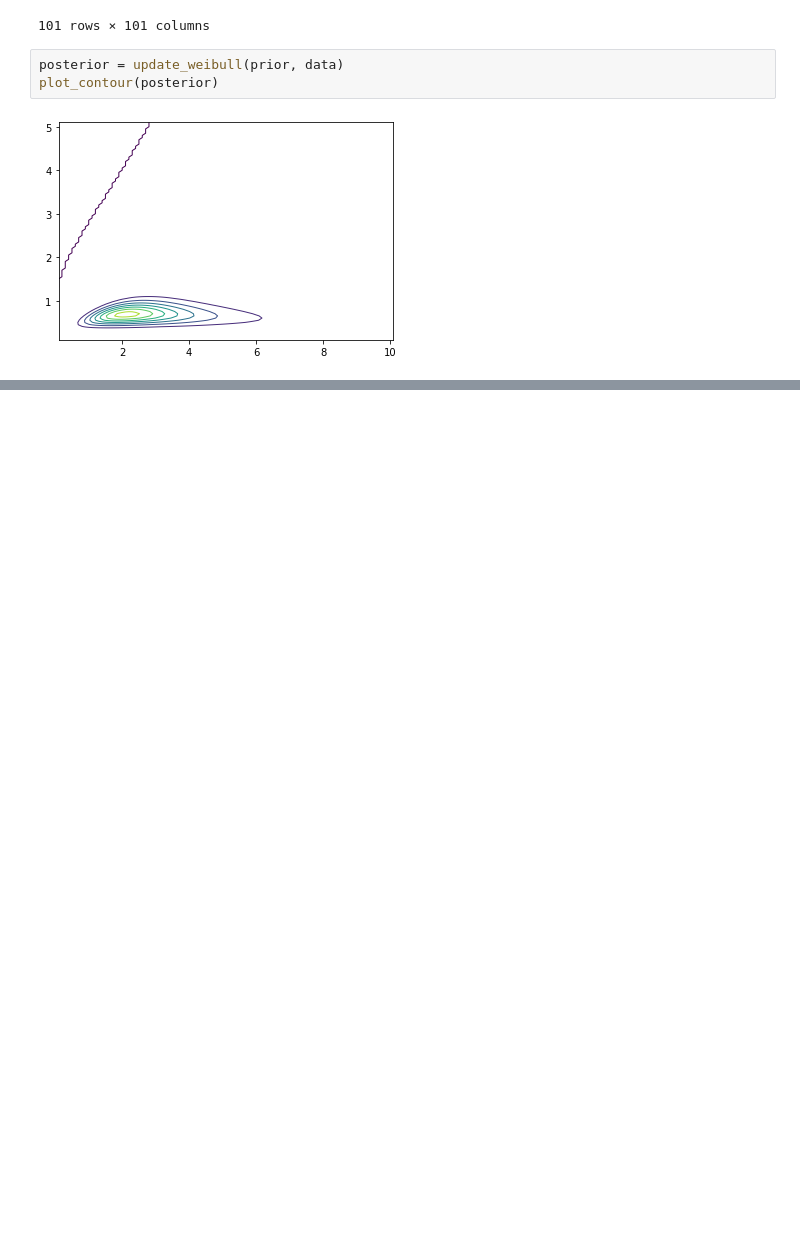
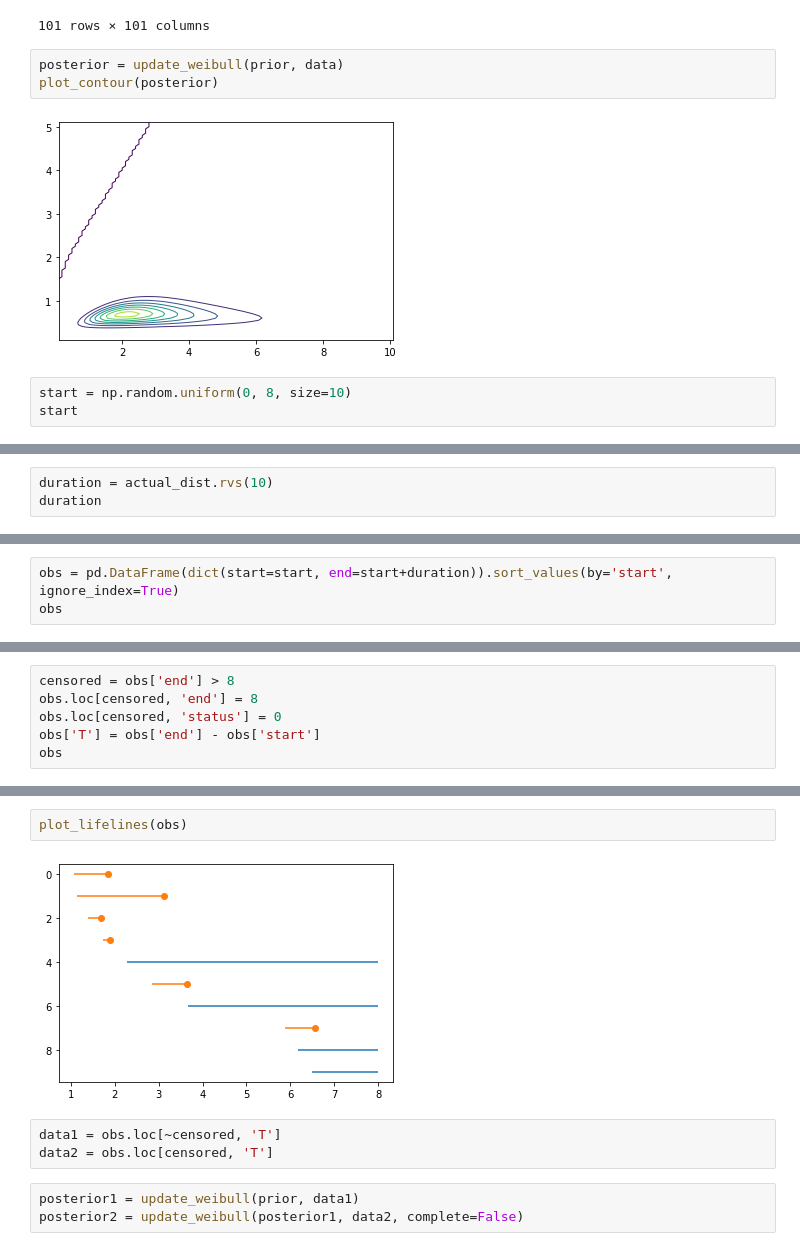
Before and after one commit to minstrel1149/think_bayes, a Jupyter notebook: Ch.14_Survival_Analysis.ipynb, the cells around one changed output, grey strips where cells are left out. Saved outputs shown, nothing was run; the diff lists cells and outputs as text; blank space fills up the shorter version.

```diff
--- a/Ch.14_Survival_Analysis.ipynb
+++ b/Ch.14_Survival_Analysis.ipynb
@@ -72,3 +72,6 @@ posterior = update_weibull(prior, data)
 plot_contour(posterior)
 # %% [output]
 [figure]
+# %%
+start = np.random.uniform(0, 8, size=10)
+start
@@ -74,0 +81,3 @@ plot_contour(posterior)
+# %%
+duration = actual_dist.rvs(10)
+duration
@@ -74,0 +87,3 @@ plot_contour(posterior)
+# %%
+obs = pd.DataFrame(dict(start=start, end=start+duration)).sort_values(by='start', ignore_index=True)
+obs
@@ -74,0 +102,6 @@ plot_contour(posterior)
+# %%
+censored = obs['end'] > 8
+obs.loc[censored, 'end'] = 8
+obs.loc[censored, 'status'] = 0
+obs['T'] = obs['end'] - obs['start']
+obs
@@ -74,0 +120,10 @@ plot_contour(posterior)
+# %%
+plot_lifelines(obs)
+# %% [output]
+[figure, added]
+# %%
+data1 = obs.loc[~censored, 'T']
+data2 = obs.loc[censored, 'T']
+# %%
+posterior1 = update_weibull(prior, data1)
+posterior2 = update_weibull(posterior1, data2, complete=False)
```
Also changed, not shown: parts of 21 cells of this notebook, 4 other files.
